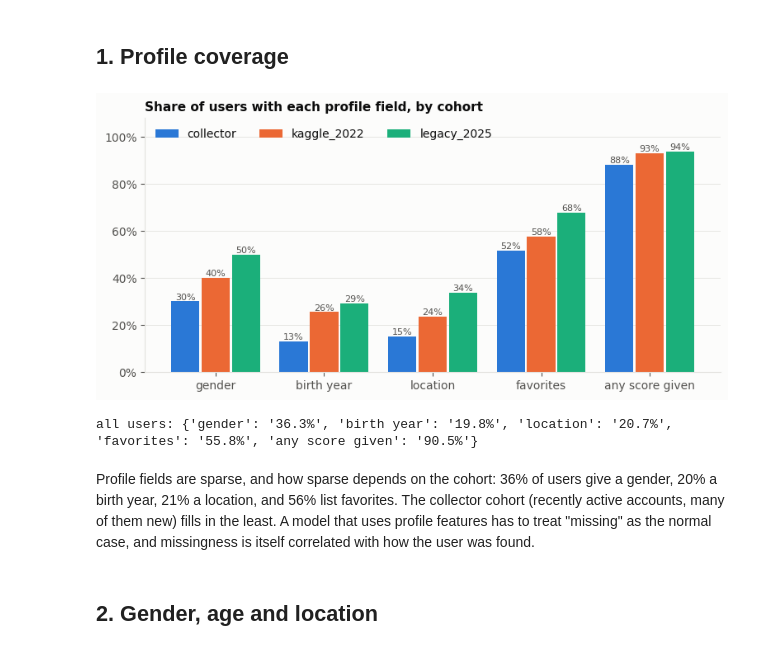
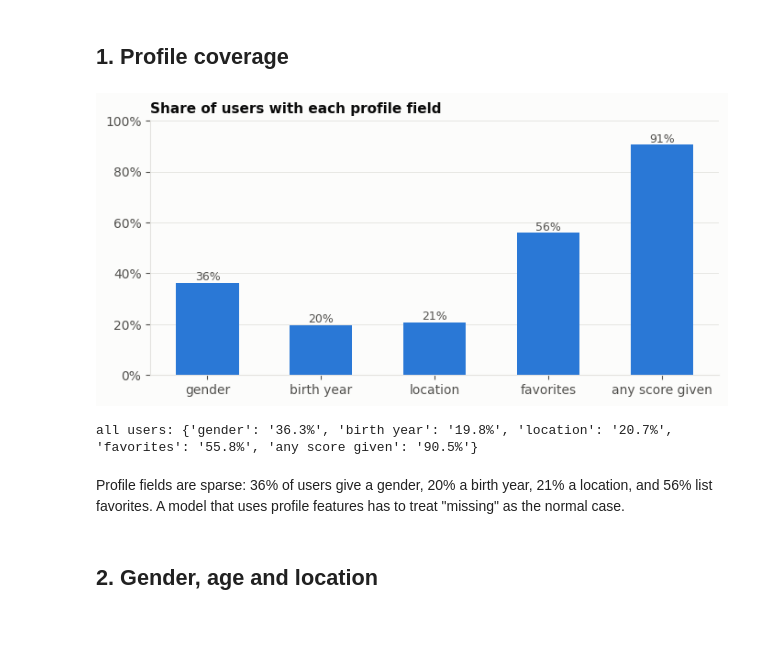
Before and after one commit to Salierigator/osusume, a Jupyter notebook: cleaning/03_eda/users.ipynb, the cells around one changed output. Drawn from its saved outputs; the diff is of its cells as text; code cells hidden in the pictures.

Commit message:
remove user profile cohort

```diff
--- a/cleaning/03_eda/users.ipynb
+++ b/cleaning/03_eda/users.ipynb
@@ -54,32 +39,24 @@ shape: (3, 4)
 # %%
 fields = {"gender": pl.col("gender").is_not_null(), "birth year": pl.col("birth_year").is_not_null(),
           "location": pl.col("location").is_not_null(), "favorites": pl.col("favorites").is_not_null(),
           "any score given": pl.col("n_scored") > 0}
-cov = users.group_by("cohort").agg([e.mean().alias(k) for k, e in fields.items()])
 overall = users.select([e.mean().alias(k) for k, e in fields.items()]).row(0, named=True)
-fig, ax = plt.subplots(figsize=(9, 4))
-width = 0.26
-for i, cohort in enumerate(COHORTS):
-    row = cov.filter(pl.col("cohort") == cohort).row(0, named=True)
-    xs = np.arange(len(fields)) + (i - 1) * (width + 0.02)
-    bars = ax.bar(xs, [row[k] for k in fields], width=width, color=COLOR[cohort], label=cohort)
-    ax.bar_label(bars, labels=[f"{row[k]:.0%}" for k in fields], color=MUTED, fontsize=8)
-ax.set_xticks(np.arange(len(fields)), list(fields))
+fig, ax = plt.subplots(figsize=(8, 3.6))
+bars = ax.bar(list(fields), [overall[k] for k in fields], color=BLUE, width=0.55)
+ax.bar_label(bars, labels=[f"{overall[k]:.0%}" for k in fields], color=MUTED, fontsize=9)
 ax.yaxis.set_major_formatter(plt.matplotlib.ticker.PercentFormatter(1))
-ax.set_ylim(0, 1.08)
+ax.set_ylim(0, 1)
 ax.grid(axis="x", visible=False)
-ax.set_title("Share of users with each profile field, by cohort")
-ax.legend(ncol=3, loc="upper left")
+ax.set_title("Share of users with each profile field")
 plt.show()
 print("all users:", {k: f"{v:.1%}" for k, v in overall.items()})
 # %% [output]
-[figure, old version]
+[figure, new version]
 all users: {'gender': '36.3%', 'birth year': '19.8%', 'location': '20.7%', 'favorites': '55.8%', 'any score given': '90.5%'}
 # %% [markdown]
-Profile fields are sparse, and how sparse depends on the cohort: 36% of users give a gender,
-20% a birth year, 21% a location, and 56% list favorites. The collector cohort (recently active
-accounts, many of them new) fills in the least. A model that uses profile features has to treat
-"missing" as the normal case, and missingness is itself correlated with how the user was found.
+Profile fields are sparse: 36% of users give a gender, 20% a birth year, 21% a location, and
+56% list favorites. A model that uses profile features has to treat "missing" as the normal
+case.
 # %% [markdown]
 ## 2. Gender, age and location
 # %%
```
Also changed, not shown: parts of 4 cells of this notebook, 13 other files.
